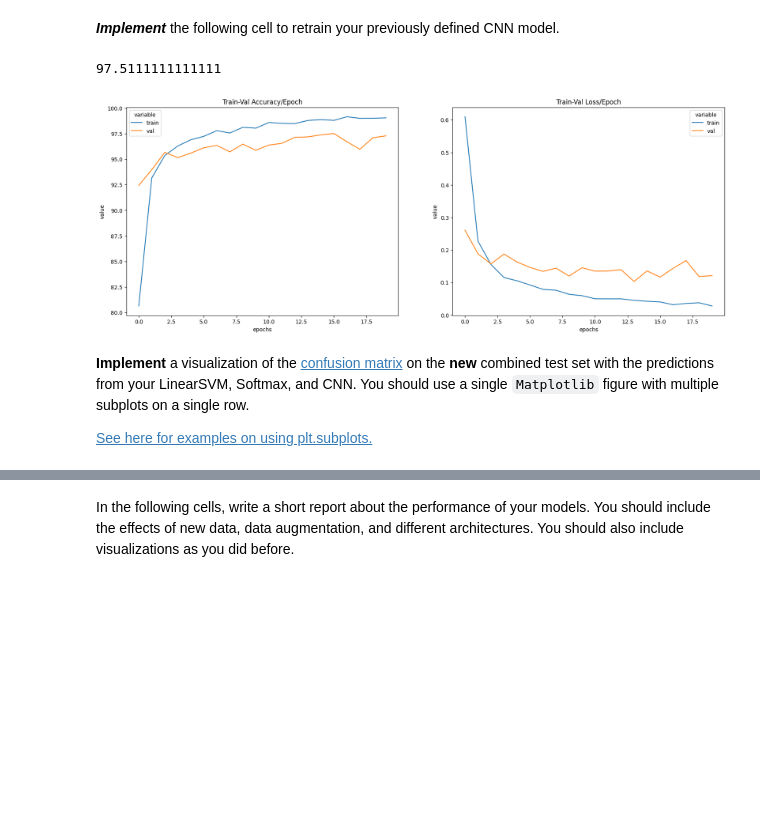
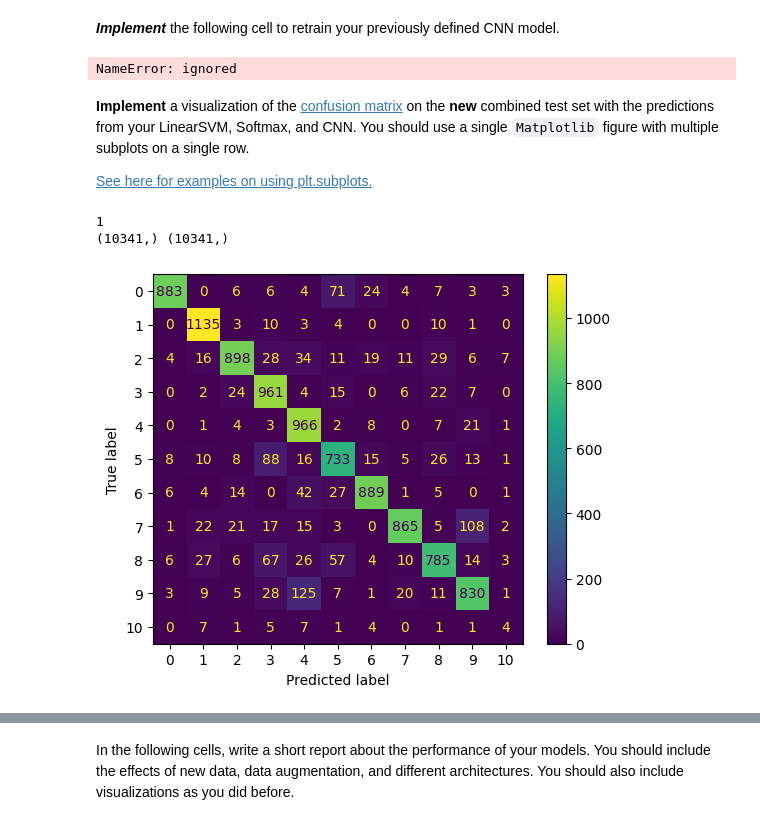
Before and after one commit to ttourneux/Final-Project, a Jupyter notebook: Assignment_3A.ipynb, the cells around one changed output, grey strips where cells are left out. Drawn from its saved outputs; the diff is of its cells as text; code cells hidden in the pictures; blank space fills up the shorter version.

```diff
--- a/Assignment_3A.ipynb
+++ b/Assignment_3A.ipynb
@@ -2140,17 +2046,16 @@ loss_stats = {
     "val": []
 }
 
-mod = TheoNet5(11)## we are just working with MNIST data for now
-mod.to(device)
+trained_theoNet5 = TheoNet5(11)## we are just working with MNIST data for now
+trained_theoNet5.to(device)
 
 criterion = nn.CrossEntropyLoss()
-optimizer = torch.optim.Adam(mod.parameters(), lr = .001)##torch.nn.CrossEntropyLoss()
+optimizer = torch.optim.Adam(trained_theoNet5.parameters(), lr = .001)##torch.nn.CrossEntropyLoss()
 BATCH_SIZE = 16
 
-transfer_train_loop(mod,criterion, optimizer,BATCH_SIZE = BATCH_SIZE,EPOCHS = 20, )
+class_train_loop(trained_theoNet5,criterion, optimizer,BATCH_SIZE = BATCH_SIZE,EPOCHS = 20, )
 
 plot_scores(accuracy_stats,loss_stats)
 print(max(accuracy_stats['val']))
 # %% [output]
-97.5111111111111
+NameError: ignored
-[figure, removed]
@@ -2162,0 +2068,31 @@ print(max(accuracy_stats['val']))
+# %%
+class_test = combined_test
+
+def confusion_matrix_loop (model,criterion, optimizer):
+  model.to(device)
+  test_loader = DataLoader(dataset = class_test, batch_size = len(class_test))## no epochs or display
+  with torch.no_grad():
+    model.eval()
+    for X_test_batch,y_test_batch in test_loader:
+      print('1')
+
+      X_test_batch,y_test_batch = X_test_batch.to(device),y_test_batch.to(device)
+
+      X_test_batch = X_test_batch.reshape(len(y_test_batch),28*28)#BATCH_SIZE
+
+      y_test_pred = model(X_test_batch.float(),len(y_test_batch))
+
+  y_pred_softmax = torch.log_softmax(y_test_pred, dim = 1)
+  _, y_pred_tags = torch.max(y_pred_softmax, dim = 1)
+  y_test_pred = y_pred_tags
+
+
+  y_test_batch= y_test_batch.int().cpu()
+  y_test_pred = y_test_pred.int().cpu()
+
+  true_values = y_test_batch.numpy().flatten()
+  pred_values = y_test_pred.numpy().flatten()
+  print(pred_values.shape,true_values.shape)
+
+  ConfusionMatrixDisplay.from_predictions(true_values,pred_values)
+  plt.show()
@@ -2162,0 +2101,6 @@ print(max(accuracy_stats['val']))
+# %%
+confusion_matrix_loop(trained_linearSVM,criterion,optimizer)
+# %% [output]
+1
+(10341,) (10341,)
+[figure, added]
```
Also changed, not shown: parts of 50 cells of this notebook.
